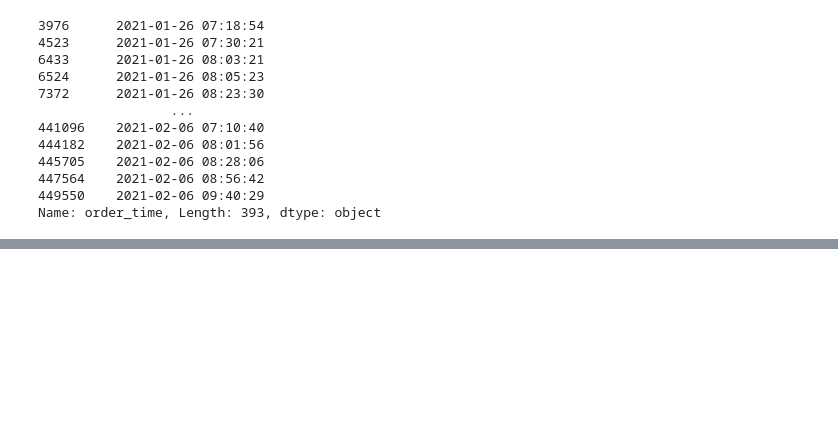
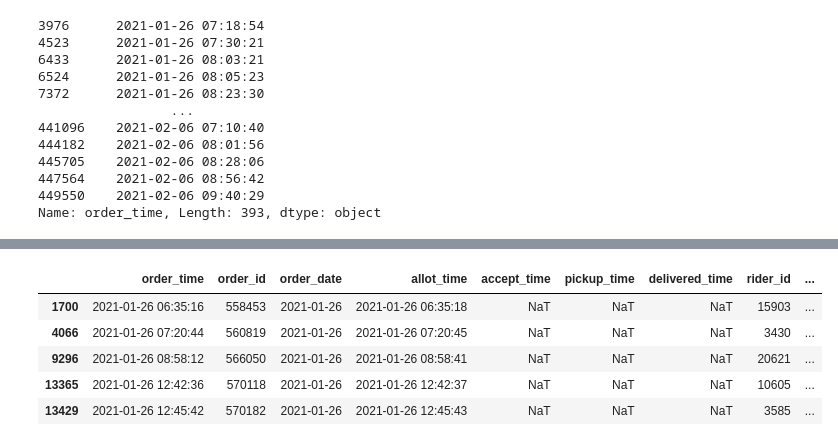
Before and after one commit to Ankush-r7/food_delivery_analytics, a Jupyter notebook: notebooks/data_understanding.ipynb, the cells around one changed output, grey strips where cells are left out. Saved outputs shown, nothing was run; the diff lists cells and outputs as text; code cells hidden in the pictures; blank space fills up the shorter version.

```diff
--- a/notebooks/data_understanding.ipynb
+++ b/notebooks/data_understanding.ipynb
@@ -255,0 +325,9 @@ Name: order_time, Length: 393, dtype: object
+# %%
+df[df['accept_time'].isna()].head()
+# %% [output]
+|  | order_time | order_id | order_date | allot_time | accept_time | pickup_time | delivered_time | rider_id | ... |
+| 1700 | 2021-01-26 06:35:16 | 558453 | 2021-01-26 | 2021-01-26 06:35:18 | NaT | NaT | NaT | 15903 | ... |
+| 4066 | 2021-01-26 07:20:44 | 560819 | 2021-01-26 | 2021-01-26 07:20:45 | NaT | NaT | NaT | 3430 | ... |
+| 9296 | 2021-01-26 08:58:12 | 566050 | 2021-01-26 | 2021-01-26 08:58:41 | NaT | NaT | NaT | 20621 | ... |
+| 13365 | 2021-01-26 12:42:36 | 570118 | 2021-01-26 | 2021-01-26 12:42:37 | NaT | NaT | NaT | 10605 | ... |
+| 13429 | 2021-01-26 12:45:42 | 570182 | 2021-01-26 | 2021-01-26 12:45:43 | NaT | NaT | NaT | 3585 | ... |
```
Also changed, not shown: parts of 20 cells of this notebook, 2 other files.
